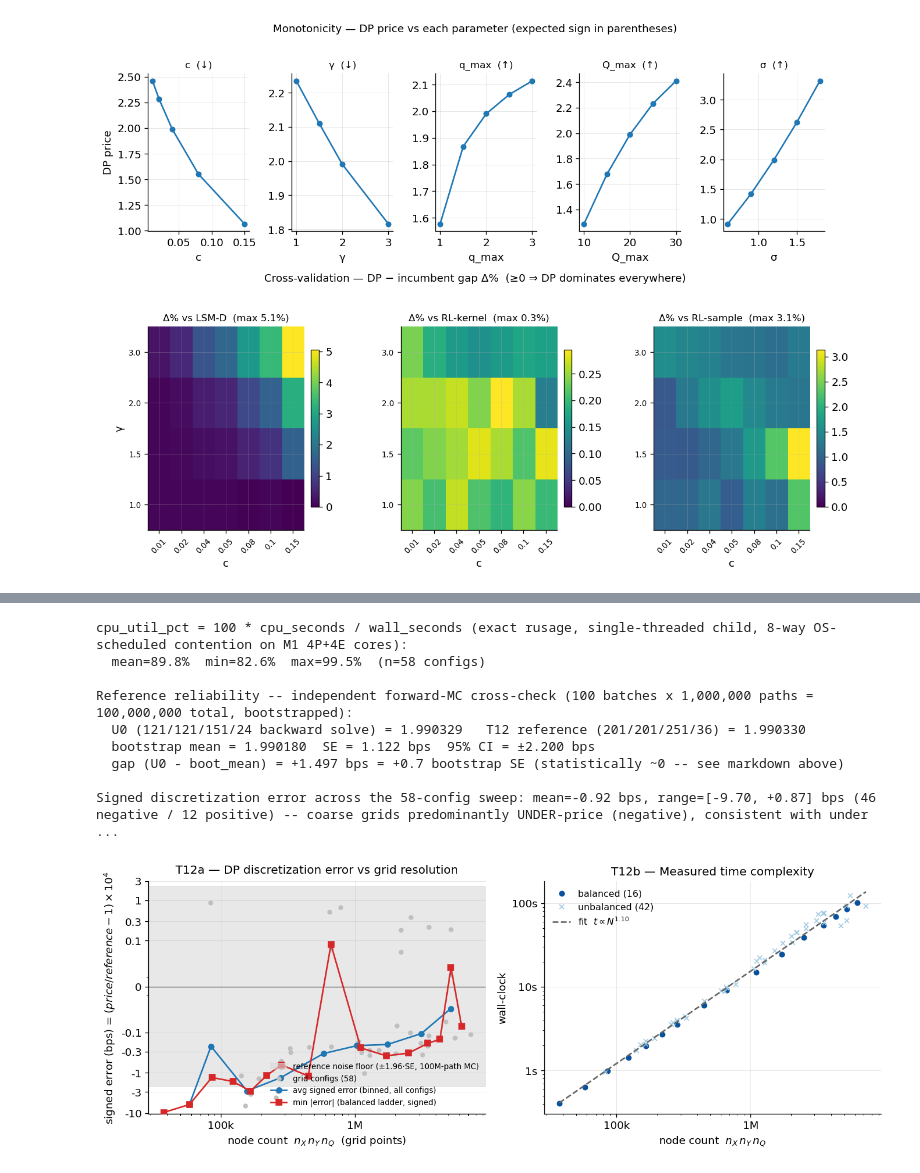
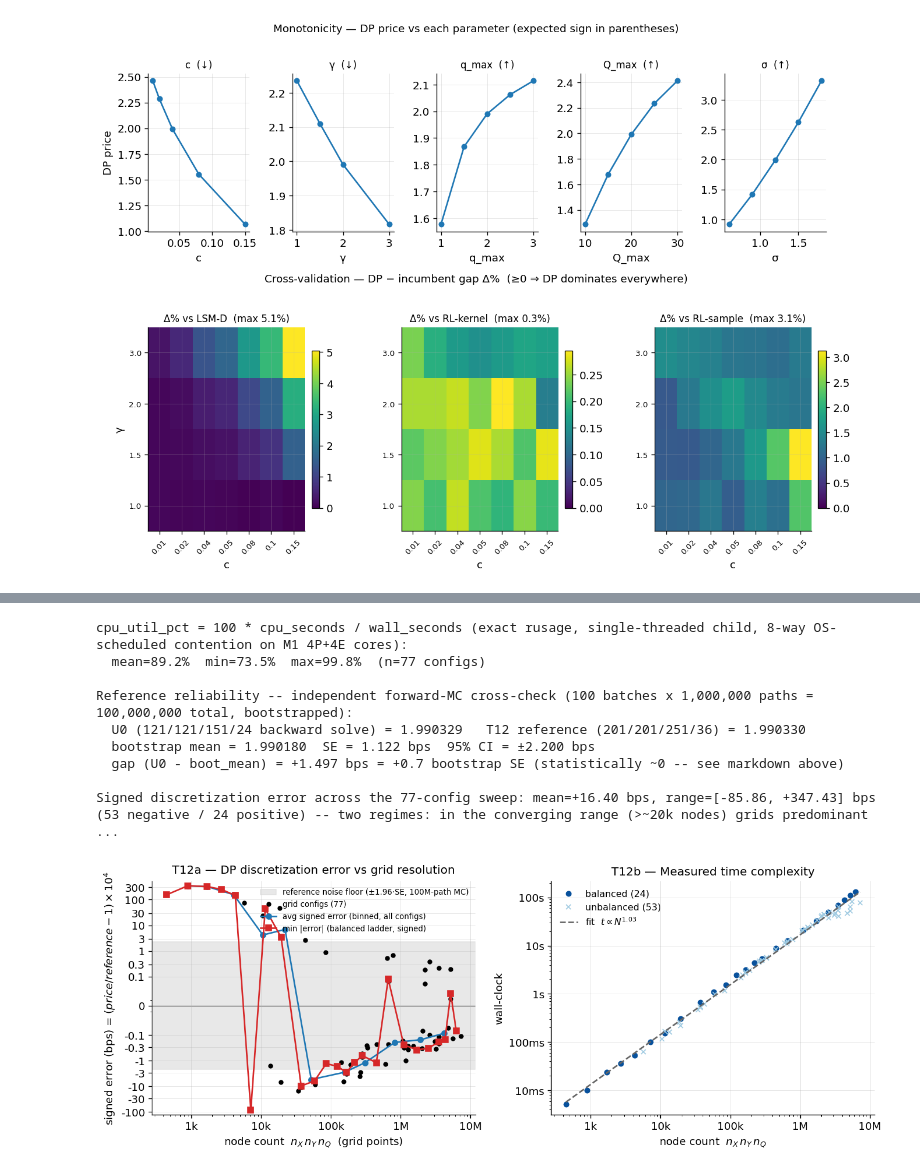
Before and after one commit to ithakis/DRL-Swing-Options, a Jupyter notebook: Jupyter Notebooks/DP Validation/DP_Validation.ipynb, the cells around one changed output, grey strips where cells are left out. Drawn from its saved outputs; the diff is of its cells as text; code cells hidden in the pictures.

```diff
--- a/Jupyter Notebooks/DP Validation/DP_Validation.ipynb
+++ b/Jupyter Notebooks/DP Validation/DP_Validation.ipynb
@@ -570,8 +584,9 @@ ref_args = [str(BIN64), "--threads", "8"] + sum(([f"--{k}", str(v)] for k, v in
 rp = json.loads(subprocess.run(ref_args, capture_output=True, text=True, check=True).stdout)["price"]
 
 # SIGNED error in basis points (1 bp = 1e-4 relative) — no abs(): negative = DP underprices the coarse
-# grid relative to the near-exact reference, positive = overprices.  46/58 configs are negative here
-# (coarse grids mostly under-resolve the exercise boundary), a handful of misallocated grids overshoot.
+# grid relative to the near-exact reference, positive = overprices.  Most configs are negative
+# (coarse grids mostly under-resolve the exercise boundary), a handful of misallocated grids
+# overshoot; the exact split is printed below the figure.
 df["err_bps"] = (df.price / rp - 1) * 10000
 df = df.sort_values("nodes")
 
@@ -580,7 +595,7 @@ se_bps = mcb.boot_se / mcb.U0 * 10000              # independent 100M-path MC bo
 ci_bps = 1.959963985 * se_bps
 
 # --- avg (typical) / min-|error| (best-achievable) convergence curves ---
-# "avg" = binned mean signed error over ALL 58 configs (log-spaced node-count bins; ~6 configs/bin) --
+# "avg" = binned mean signed error over ALL configs (log-spaced node-count bins; ~7 configs/bin) --
 # the TYPICAL outcome across every allocation quality at that grid size, misallocation included.
 # "min |error|" = the BALANCED family's own 16 points, plotted directly (no binning needed: by
 # construction they're one well-allocated config per resolution level, already forming a smooth,
@@ -588,7 +603,7 @@ ci_bps = 1.959963985 * se_bps
 # across BOTH families instead is noisy/non-monotonic (whichever unbalanced config is luckiest in a
 # bin flips sign arbitrarily bin-to-bin), which is a real finding (allocation matters) but makes a poor
 # "error shrinks with resolution" trend line -- the balanced ladder is that trend line by design.
-n_bins = 9
+n_bins = 11
 edges = np.logspace(np.log10(df.nodes.min()), np.log10(df.nodes.max()), n_bins + 1)
 df["bin"] = pd.cut(df.nodes, edges, include_lowest=True)
 grp = df.groupby("bin", observed=True)
@@ -606,7 +621,7 @@ fig, ax = plt.subplots(1, 2, figsize=(11.5, 4.4))
 ax[0].axhspan(-ci_bps, ci_bps, color="0.85", alpha=0.6, zorder=0,
               label="reference noise floor (±1.96·SE, 100M-path MC)")
 ax[0].axhline(0, color="0.3", lw=0.8, zorder=1)
-ax[0].plot(df.nodes, df.err_bps, "o", color="0.75", ms=4, zorder=2, label=f"grid configs ({len(df)})")
+ax[0].plot(df.nodes, df.err_bps, "o", color="black", ms=4, zorder=2, label=f"grid configs ({len(df)})")
 ax[0].plot(conv.nodes, conv.avg_bps, "-o", color="#1f77b4", ms=5.5, zorder=3,
            label="avg signed error (binned, all configs)")
 ax[0].plot(bal.nodes, bal.err_bps, "-s", color="#d62728", ms=5.5, zorder=3,
@@ -618,14 +633,19 @@ ax[0].set_xscale("log")
 # get stretched into misleading-looking "spikes" because the linear region ate up too much of the
 # vertical space relative to its tiny data extent; linscale=0.4 further compresses it.
 ax[0].set_yscale("symlog", linthresh=0.02, linscale=0.4)
-ax[0].set_ylim(-10.5, 3)
-ax[0].set_yticks([-10, -3, -1, -0.3, -0.1, 0, 0.1, 0.3, 1, 3])   # round bps values, not decade powers
+# data-driven bounds: the coarse breakdown rungs (nXY<31) blow the error up to O(10^2-10^3) bps,
+# so a fixed window would clip exactly the regime this sweep is meant to expose
+ylo, yhi = 1.5 * df.err_bps.min(), max(3.0, 1.5 * df.err_bps.max())
+ax[0].set_ylim(ylo, yhi)
+tick_ladder = [-30000, -10000, -3000, -1000, -300, -100, -30, -10, -3, -1, -0.3, -0.1,
+               0, 0.1, 0.3, 1, 3, 10, 30, 100, 300, 1000, 3000, 10000, 30000]
+ax[0].set_yticks([t for t in tick_ladder if ylo <= t <= yhi])   # round bps values, not decade powers
 ax[0].yaxis.set_major_formatter(FuncFormatter(fmt_bps))
 ax[0].xaxis.set_major_formatter(FuncFormatter(fmt_nodes))
 ax[0].set_xlabel("node count  $n_X\\,n_Y\\,n_Q$  (grid points)")
 ax[0].set_ylabel("signed error (bps) = $(price/reference - 1)\\times10^4$")
 ax[0].set_title("T12a — DP discretization error vs grid resolution", pad=8)
-ax[0].legend(loc="lower right", fontsize=8)
+ax[0].legend(loc="upper right", fontsize=8)   # lower right is now occupied by the breakdown dive
 
 # (b) complexity: time vs node count, split by family, + power-law fit over ALL configs. UNCHANGED.
 nodes = df.nodes.values.astype(float); tt = df.t_total_ms.values.astype(float)
@@ -639,36 +659,37 @@ else:
 xs = np.array([nodes.min(), nodes.max()])
 ax[1].loglog(xs, np.exp(logc) * xs ** p, "--", color="0.4", label=f"fit  $t\\propto N^{{{p:.2f}}}$")
 ax[1].xaxis.set_major_formatter(FuncFormatter(fmt_nodes))
 ax[1].yaxis.set_major_formatter(FuncFormatter(fmt_ms))
 ax[1].set_xlabel("node count  $n_X\\,n_Y\\,n_Q$"); ax[1].set_ylabel("wall-clock")
 ax[1].set_title("T12b — Measured time complexity"); ax[1].legend(loc="upper left")
 fig.tight_layout()
 
 print(f"cpu_util_pct = 100 * cpu_seconds / wall_seconds (exact rusage, single-threaded child, "
       f"8-way OS-scheduled contention on M1 4P+4E cores):")
 print(f"  mean={df.cpu_util_pct.mean():.1f}%  min={df.cpu_util_pct.min():.1f}%  "
       f"max={df.cpu_util_pct.max():.1f}%  (n={len(df)} configs)")
 print()
 print(f"Reference reliability -- independent forward-MC cross-check "
       f"({int(mcb.n_batches)} batches x {int(mcb.n_paths_total/mcb.n_batches):,} paths = "
       f"{int(mcb.n_paths_total):,} total, bootstrapped):")
 print(f"  U0 (121/121/151/24 backward solve) = {mcb.U0:.6f}   T12 reference (201/201/251/36) = {rp:.6f}")
 print(f"  bootstrap mean = {mcb.boot_mean:.6f}  SE = {se_bps:.3f} bps  95% CI = ±{ci_bps:.3f} bps")
 print(f"  gap (U0 - boot_mean) = {mcb.gap*10000:+.3f} bps = {mcb.gap_in_se:+.1f} bootstrap SE "
       f"(statistically ~0 -- see markdown above)")
 print()
-print(f"Signed discretization error across the 58-config sweep: "
+print(f"Signed discretization error across the {len(df)}-config sweep: "
       f"mean={df.err_bps.mean():+.2f} bps, range=[{df.err_bps.min():+.2f}, {df.err_bps.max():+.2f}] bps "
-      f"({(df.err_bps<0).sum()} negative / {(df.err_bps>0).sum()} positive) -- coarse grids "
-      f"predominantly UNDER-price (negative), consistent with under-resolving the exercise boundary.")
+      f"({(df.err_bps<0).sum()} negative / {(df.err_bps>0).sum()} positive) -- two regimes: in the "
+      f"converging range (>~20k nodes) grids predominantly UNDER-price (under-resolved exercise "
+      f"boundary); the breakdown rungs (nXY<=25) are off by O(10^2-10^3) bps with unstable sign.")
 # %% [output]
 cpu_util_pct = 100 * cpu_seconds / wall_seconds (exact rusage, single-threaded child, 8-way OS-scheduled contention on M1 4P+4E cores):
-  mean=89.8%  min=82.6%  max=99.5%  (n=58 configs)
+  mean=89.2%  min=73.5%  max=99.8%  (n=77 configs)
 
 Reference reliability -- independent forward-MC cross-check (100 batches x 1,000,000 paths = 100,000,000 total, bootstrapped):
   U0 (121/121/151/24 backward solve) = 1.990329   T12 reference (201/201/251/36) = 1.990330
   bootstrap mean = 1.990180  SE = 1.122 bps  95% CI = ±2.200 bps
   gap (U0 - boot_mean) = +1.497 bps = +0.7 bootstrap SE (statistically ~0 -- see markdown above)
 
-Signed discretization error across the 58-config sweep: mean=-0.92 bps, range=[-9.70, +0.87] bps (46 negative / 12 positive) -- coarse grids predominantly UNDER-price (negative), consistent with under ...
+Signed discretization error across the 77-config sweep: mean=+16.40 bps, range=[-85.86, +347.43] bps (53 negative / 24 positive) -- two regimes: in the converging range (>~20k nodes) grids predominant ...
-[figure, old version]
+[figure, new version]
```
Also changed, not shown: parts of 2 cells of this notebook, 6 other files.
